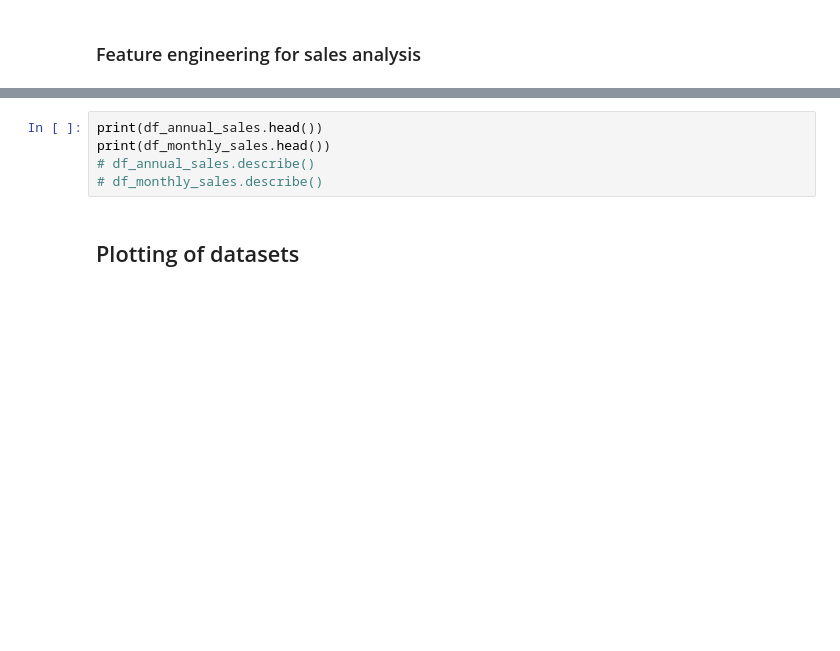
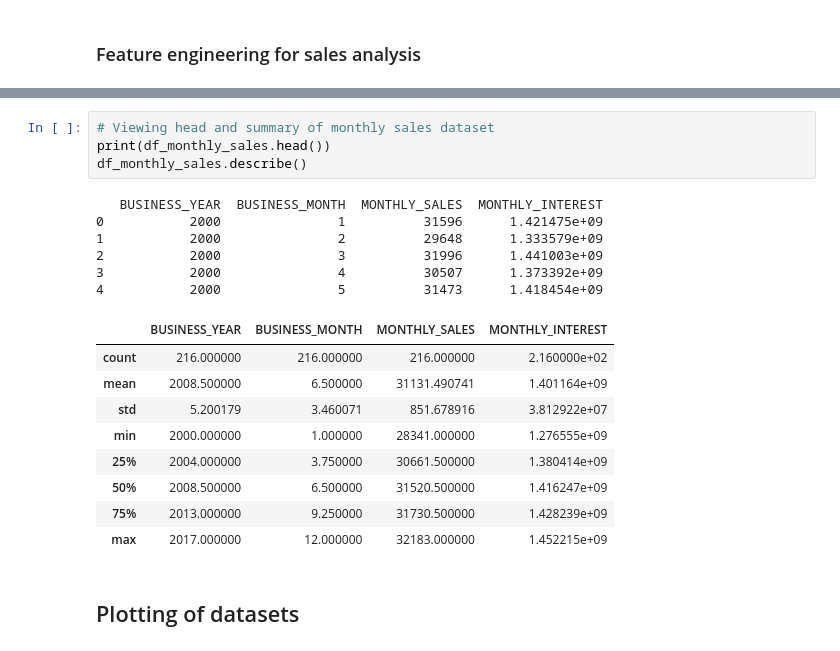
Before and after one commit to pupupulp/tensorflow-accounts-analysis, a Jupyter notebook: Sales History Implementation.ipynb, the cells around one changed output, grey strips where cells are left out. Saved outputs shown, nothing was run; the diff lists cells and outputs as text; blank space fills up the shorter version.

Commit message:
Added viewing and summary of datasets;

```diff
--- a/Sales History Implementation.ipynb
+++ b/Sales History Implementation.ipynb
@@ -134,8 +132,23 @@ mfg = mfg.map(monthly_plot, "BUSINESS_YEAR", "MONTHLY_INTEREST", "MONTHLY_SALES"
 # %%
-print(df_annual_sales.head())
+# Viewing head and summary of monthly sales dataset
 print(df_monthly_sales.head())
-# df_annual_sales.describe()
-# df_monthly_sales.describe()
+df_monthly_sales.describe()
+# %% [output]
+   BUSINESS_YEAR  BUSINESS_MONTH  MONTHLY_SALES  MONTHLY_INTEREST
+0           2000               1          31596      1.421475e+09
+1           2000               2          29648      1.333579e+09
+2           2000               3          31996      1.441003e+09
+3           2000               4          30507      1.373392e+09
+4           2000               5          31473      1.418454e+09
+|  | BUSINESS_YEAR | BUSINESS_MONTH | MONTHLY_SALES | MONTHLY_INTEREST |
+| count | 216.000000 | 216.000000 | 216.000000 | 2.160000e+02 |
+| mean | 2008.500000 | 6.500000 | 31131.490741 | 1.401164e+09 |
+| std | 5.200179 | 3.460071 | 851.678916 | 3.812922e+07 |
+| min | 2000.000000 | 1.000000 | 28341.000000 | 1.276555e+09 |
+| 25% | 2004.000000 | 3.750000 | 30661.500000 | 1.380414e+09 |
+| 50% | 2008.500000 | 6.500000 | 31520.500000 | 1.416247e+09 |
+| 75% | 2013.000000 | 9.250000 | 31730.500000 | 1.428239e+09 |
+| max | 2017.000000 | 12.000000 | 32183.000000 | 1.452215e+09 |
 # %% [markdown]
 ## Plotting of datasets
 # %%
```
Also changed, not shown: parts of 4 cells of this notebook.
